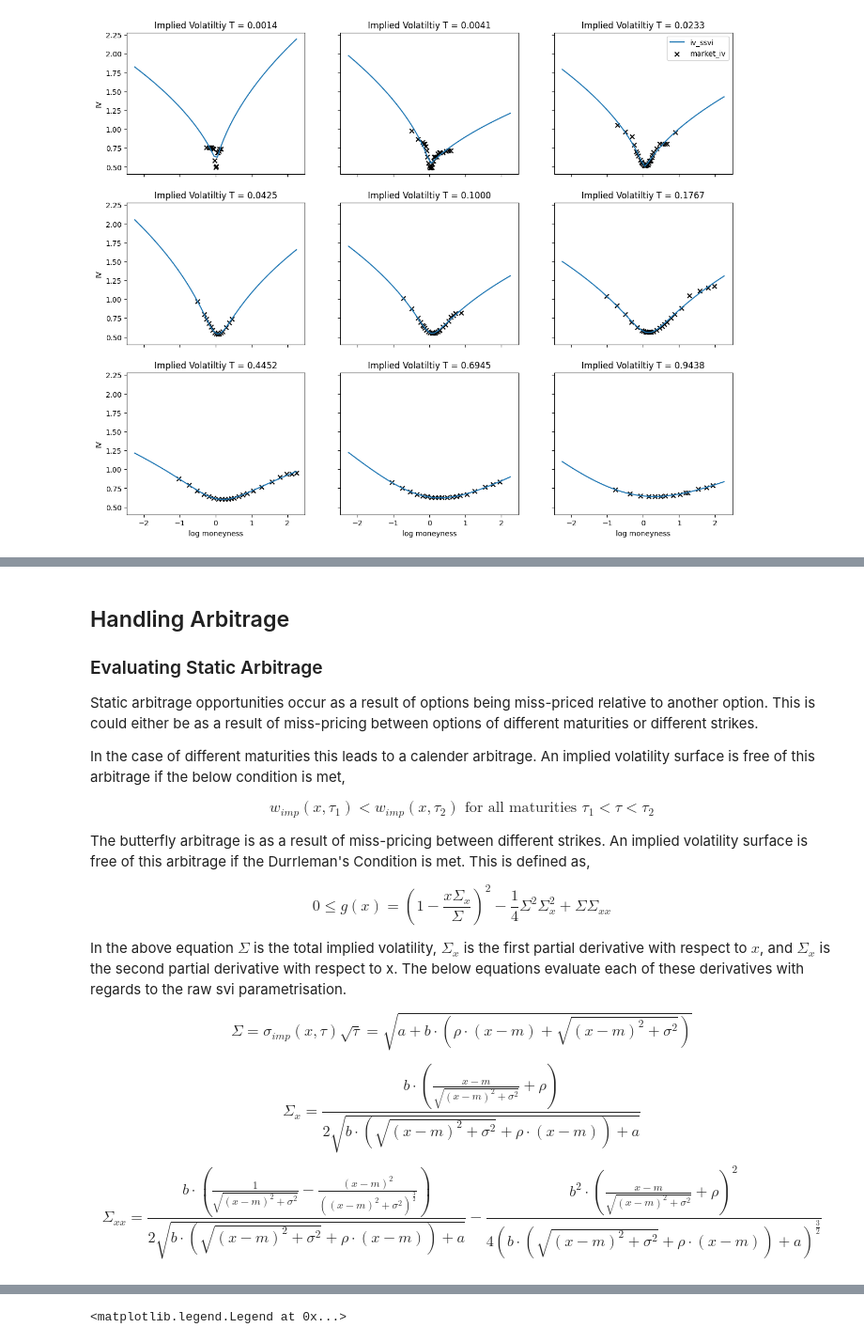
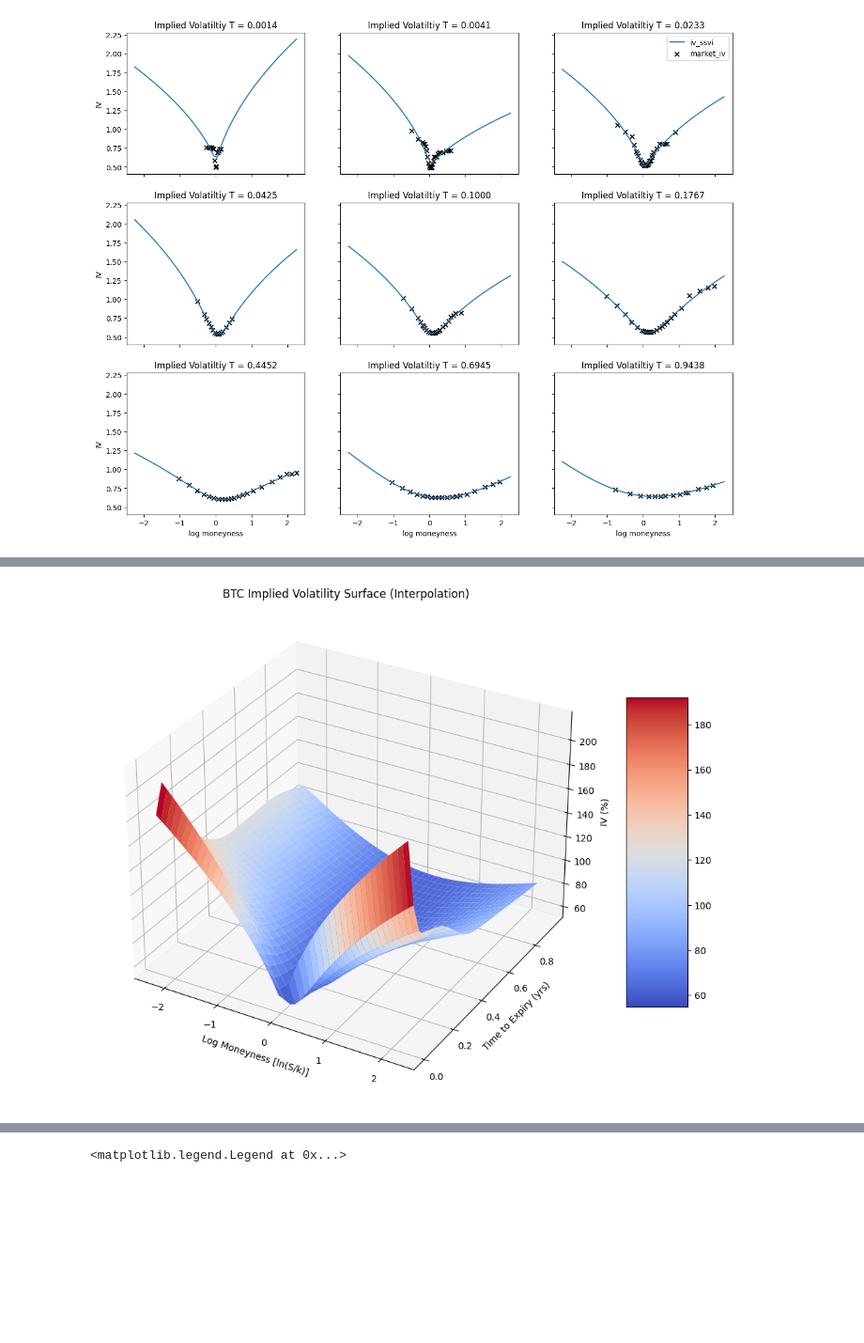
Before and after one commit to iceokoli/SVI-Crypto, a Jupyter notebook: Crypto Volatility Surface using SVI.ipynb, the cells around one changed output, grey strips where cells are left out. Shown at 94% size. Saved outputs shown, nothing was run; the diff lists cells and outputs as text; code cells hidden in the pictures; blank space fills up the shorter version.

```diff
--- a/Crypto Volatility Surface using SVI.ipynb
+++ b/Crypto Volatility Surface using SVI.ipynb
@@ -235,22 +242,4 @@ plot_surface(btc_market, m, iv_ssvi, 25)
-# %% [markdown]
-## Handling Arbitrage
-
-### Evaluating Static Arbitrage
-
-Static arbitrage opportunities occur as a result of options being miss-priced relative to another option. This is could either be as a result of miss-pricing between options of different maturities or different strikes.
-
-In the case of different maturities this leads to a calender arbitrage. An implied volatility surface is free of this arbitrage if the below condition is met,
-
-$$ w_{imp}(x, \tau_1) < w_{imp}(x, \tau_2) \text{ for all maturities } \tau_1 < \tau < \tau_2 $$
-
-The butterfly arbitrage is as a result of miss-pricing between different strikes. An implied volatility surface is free of this arbitrage if the Durrleman's Condition is met. This is defined as,
-
-$$ 0 \leq g(x) = (1 - \frac{x\Sigma_x}{\Sigma})^2 - \frac{1}{4}\Sigma^2\Sigma_x^2 + \Sigma\Sigma_{xx} $$
-
-In the above equation $\Sigma$ is the total implied volatility, $\Sigma_{x}$ is the first partial derivative with respect to $x$, and $\Sigma_{x}$ is the second partial derivative with respect to x. The below equations evaluate each of these derivatives with regards to the raw svi parametrisation.
-
-$$\Sigma = \sigma_{imp}(x,\tau)\sqrt{\tau} = \sqrt{a + b\cdot\left({\rho}\cdot\left(x-m\right) + \sqrt{\left(x-m\right)^2+{\sigma}^2}\right)} $$
-
-$$\Sigma_x = \dfrac{b\cdot\left(\frac{x-m}{\sqrt{\left(x-m\right)^2+{\sigma}^2}}+{\rho}\right)}{2\sqrt{b\cdot\left(\sqrt{\left(x-m\right)^2+{\sigma}^2}+{\rho}\cdot\left(x-m\right)\right)+a}}$$
-
-$$\Sigma_{xx} = \dfrac{b{}\cdot\left(\frac{1}{\sqrt{\left(x-m\right)^2+{\sigma}^2}}-\frac{\left(x-m\right)^2}{\left(\left(x-m\right)^2+{\sigma}^2\right)^\frac{3}{2}}\right)}{2\sqrt{b\cdot\left(\sqrt{\left(x-m\right)^2+{\sigma}^2}+{\rho}\cdot\left(x-m\right)\right)+a}}-\dfrac{b^2{}\cdot\left(\frac{x-m}{\sqrt{\left(x-m\right)^2+{\sigma}^2}}+{\rho}\right)^2}{4\left(b\cdot\left(\sqrt{\left(x-m\right)^2+{\sigma}^2}+{\rho}\cdot\left(x-m\right)\right)+a\right)^\frac{3}{2}}$$
+# %%
+plot_surface(btc_market, m, iv_ssvi, True, 25)
+# %% [output]
+[figure, added]
```
Also changed, not shown: parts of 25 cells of this notebook.
